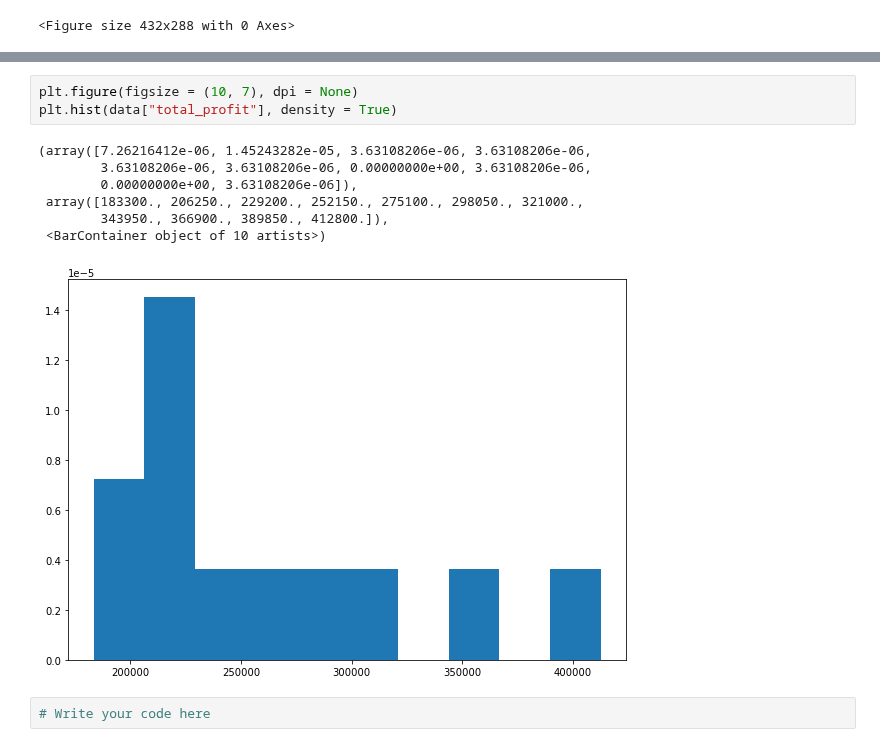
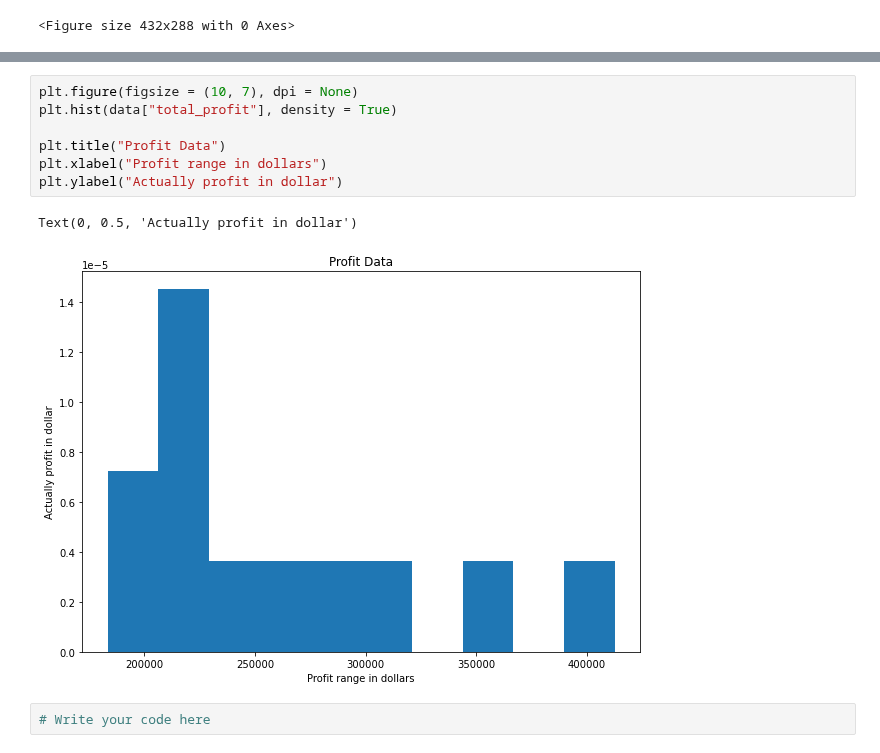
Before and after one commit to N0t10n/Strive_school, a Jupyter notebook: M1_Python/d10_Matplotlib/Matplotlib_exercises.ipynb, the cells around one changed output, grey strips where cells are left out. Saved outputs shown, nothing was run; the diff lists cells and outputs as text.

```diff
--- a/M1_Python/d10_Matplotlib/Matplotlib_exercises.ipynb
+++ b/M1_Python/d10_Matplotlib/Matplotlib_exercises.ipynb
@@ -154,14 +154,13 @@ The histogram should look like this:
 # %%
 plt.figure(figsize = (10, 7), dpi = None)
 plt.hist(data["total_profit"], density = True)
+
+plt.title("Profit Data")
+plt.xlabel("Profit range in dollars")
+plt.ylabel("Actually profit in dollar")
 # %% [output]
-(array([7.26216412e-06, 1.45243282e-05, 3.63108206e-06, 3.63108206e-06,
-        3.63108206e-06, 3.63108206e-06, 0.00000000e+00, 3.63108206e-06,
-        0.00000000e+00, 3.63108206e-06]),
- array([183300., 206250., 229200., 252150., 275100., 298050., 321000.,
-        343950., 366900., 389850., 412800.]),
- <BarContainer object of 10 artists>)
+Text(0, 0.5, 'Actually profit in dollar')
-[figure, old version]
+[figure, new version]
 # %%
 # Write your code here
 # %% [output]
```
